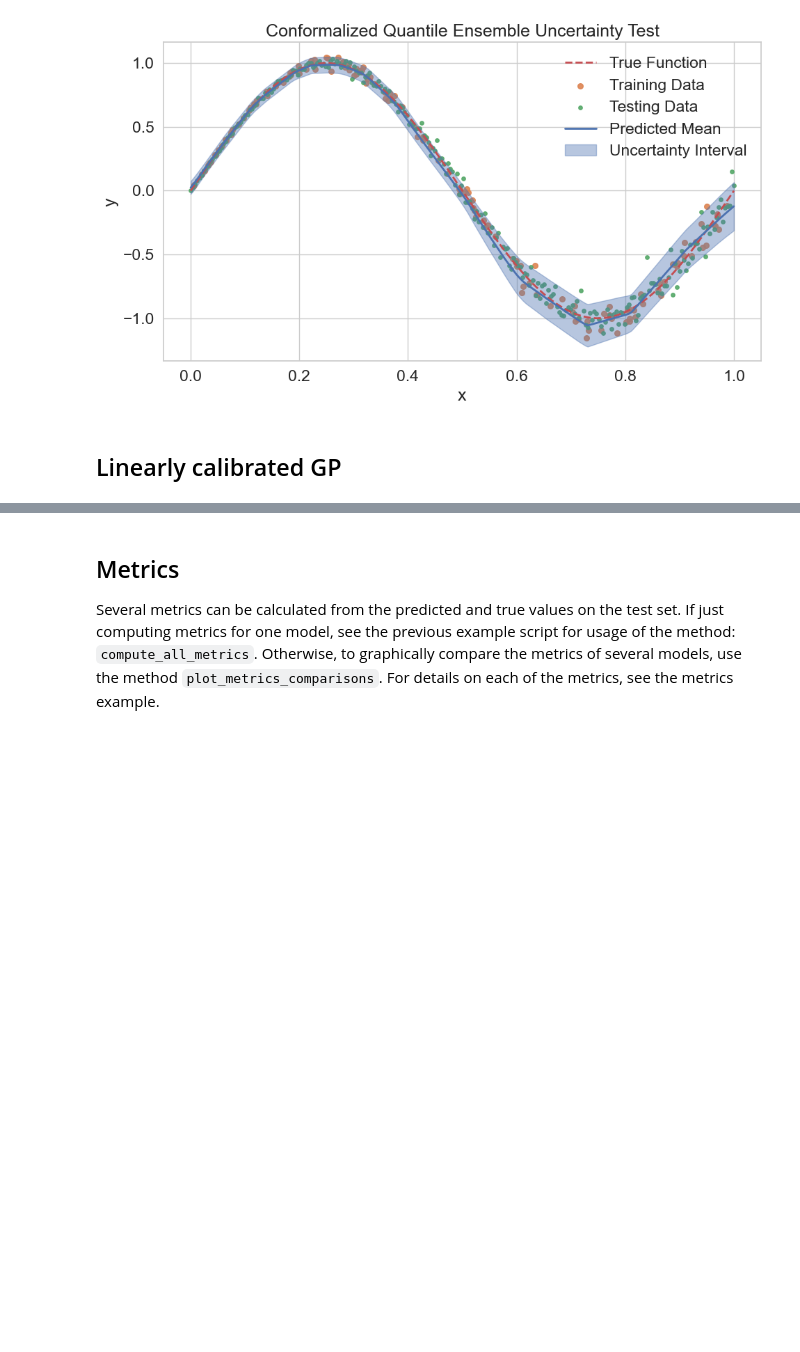
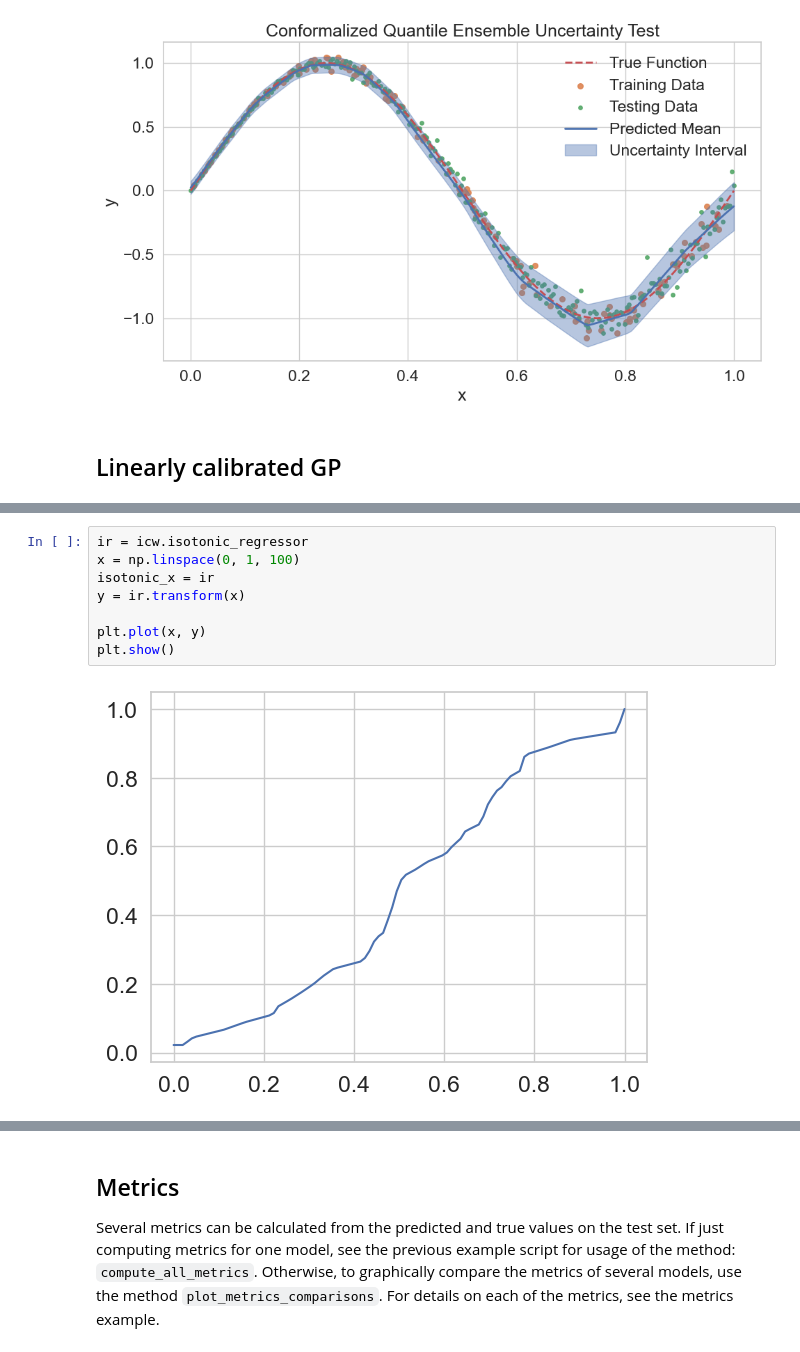
Before and after one commit to arjunrs3/UQRegressors, a Jupyter notebook: examples/getting_started.ipynb, the cells around one changed output, grey strips where cells are left out. Saved outputs shown, nothing was run; the diff lists cells and outputs as text; blank space fills up the shorter version.

```diff
--- a/examples/getting_started.ipynb
+++ b/examples/getting_started.ipynb
@@ -535 +780,11 @@ plot_uncertainty_results(*ecw_sol, "Exponentially Calibrated DE")
+# %%
+ir = icw.isotonic_regressor
+x = np.linspace(0, 1, 100)
+isotonic_x = ir
+y = ir.transform(x)
+
+plt.plot(x, y)
+plt.show()
+# %% [output]
+[figure, added]
 # %%
```
Also changed, not shown: parts of 7 cells of this notebook, 2 other files.
